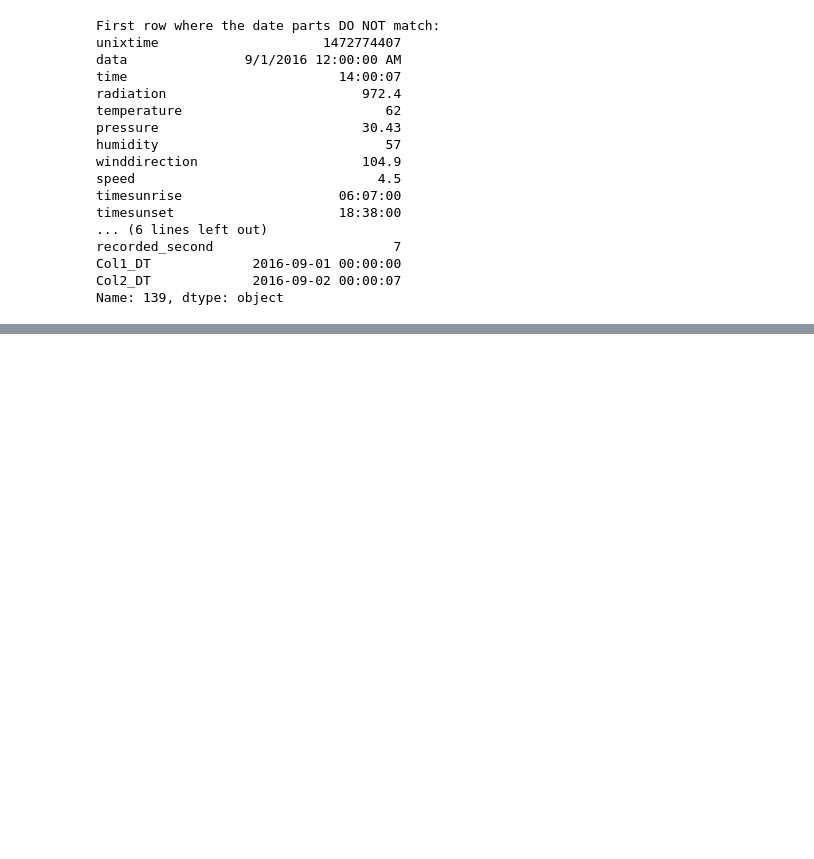
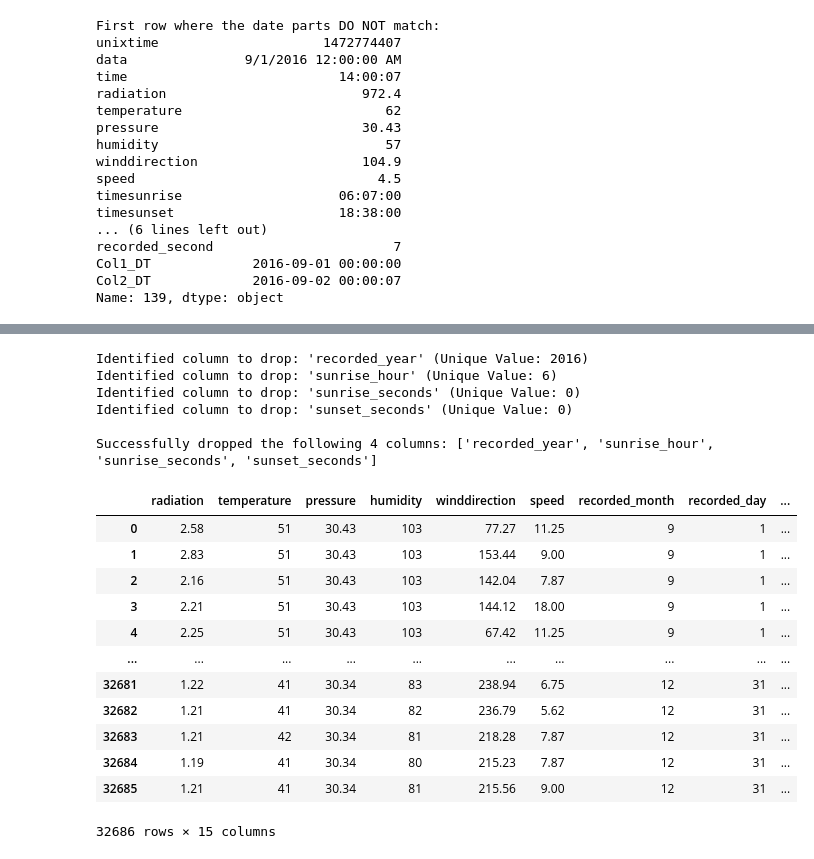
Before and after one commit to ashish911in/Datatalks_MLZoomCamp_2025_MidtermProj, a Jupyter notebook: Notebooks/learning.ipynb, the cells around one changed output, grey strips where cells are left out. Drawn from its saved outputs; the diff is of its cells as text; code cells hidden in the pictures; blank space fills up the shorter version.

```diff
--- a/Notebooks/learning.ipynb
+++ b/Notebooks/learning.ipynb
@@ -335,0 +344,41 @@ for feature in features_to_plot:
+# %%
+cols_to_drop = []
+
+# Iterate through all columns in the DataFrame
+for col in df.columns:
+    # nunique(dropna=False) counts unique values, including NaN/NaT if present.
+    # We want to check if the non-missing values are all the same.
+    # If dropna=True (default), it counts unique non-missing values.
+    # Let's use dropna=True to capture the common case where a column is constant.
+    if df[col].nunique(dropna=True) == 1:
+        cols_to_drop.append(col)
+        print(f"Identified column to drop: '{col}' (Unique Value: {df[col].iloc[0]})")
+
+# Check if any columns were found and drop them
+if cols_to_drop:
+    df.drop(columns=cols_to_drop, inplace=True)
+    print(f"\nSuccessfully dropped the following {len(cols_to_drop)} columns: {cols_to_drop}")
+else:
+    print("\nNo columns found with only one unique non-missing value. DataFrame remains unchanged.")
+
+df
+# %% [output]
+Identified column to drop: 'recorded_year' (Unique Value: 2016)
+Identified column to drop: 'sunrise_hour' (Unique Value: 6)
+Identified column to drop: 'sunrise_seconds' (Unique Value: 0)
+Identified column to drop: 'sunset_seconds' (Unique Value: 0)
+
+Successfully dropped the following 4 columns: ['recorded_year', 'sunrise_hour', 'sunrise_seconds', 'sunset_seconds']
+|  | radiation | temperature | pressure | humidity | winddirection | speed | recorded_month | recorded_day | ... |
+| 0 | 2.58 | 51 | 30.43 | 103 | 77.27 | 11.25 | 9 | 1 | ... |
+| 1 | 2.83 | 51 | 30.43 | 103 | 153.44 | 9.00 | 9 | 1 | ... |
+| 2 | 2.16 | 51 | 30.43 | 103 | 142.04 | 7.87 | 9 | 1 | ... |
+| 3 | 2.21 | 51 | 30.43 | 103 | 144.12 | 18.00 | 9 | 1 | ... |
+| 4 | 2.25 | 51 | 30.43 | 103 | 67.42 | 11.25 | 9 | 1 | ... |
+| ... | ... | ... | ... | ... | ... | ... | ... | ... | ... |
+| 32681 | 1.22 | 41 | 30.34 | 83 | 238.94 | 6.75 | 12 | 31 | ... |
+| 32682 | 1.21 | 41 | 30.34 | 82 | 236.79 | 5.62 | 12 | 31 | ... |
+| 32683 | 1.21 | 42 | 30.34 | 81 | 218.28 | 7.87 | 12 | 31 | ... |
+| 32684 | 1.19 | 41 | 30.34 | 80 | 215.23 | 7.87 | 12 | 31 | ... |
+| 32685 | 1.21 | 41 | 30.34 | 81 | 215.56 | 9.00 | 12 | 31 | ... |
+32686 rows × 15 columns
```
Also changed, not shown: parts of 9 cells of this notebook, 3 other files.
